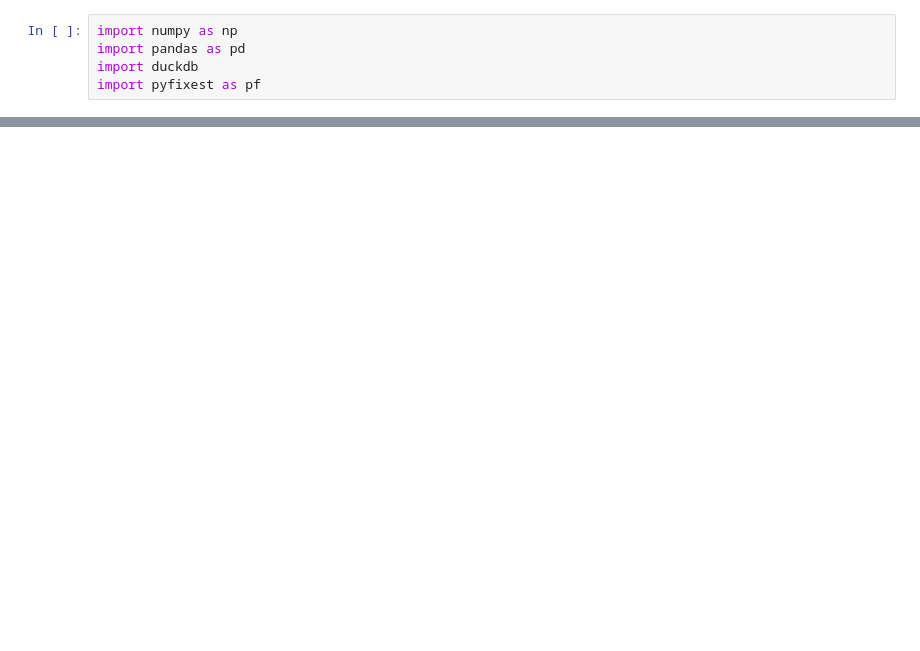
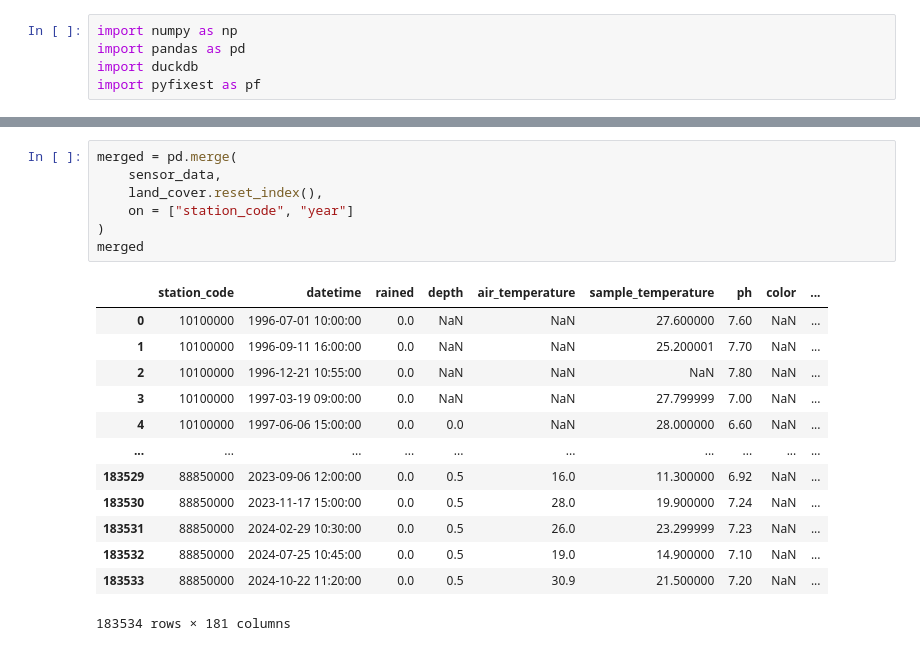
Before and after one commit to felixschulz385/river-pollution-brazil, a Jupyter notebook: src/analysis/notebooks/pollution.ipynb, the cells around one changed output, grey strips where cells are left out. Drawn from its saved outputs; the diff is of its cells as text; blank space fills up the shorter version.

```diff
--- a/src/analysis/notebooks/pollution.ipynb
+++ b/src/analysis/notebooks/pollution.ipynb
@@ -211,0 +209,21 @@ NOTE: 6446 rows have n=0 disagreeing with share IS NULL (informational -- transf
+# %%
+merged = pd.merge(
+    sensor_data,
+    land_cover.reset_index(),
+    on = ["station_code", "year"]
+)
+merged
+# %% [output]
+|  | station_code | datetime | rained | depth | air_temperature | sample_temperature | ph | color | ... |
+| 0 | 10100000 | 1996-07-01 10:00:00 | 0.0 | NaN | NaN | 27.600000 | 7.60 | NaN | ... |
+| 1 | 10100000 | 1996-09-11 16:00:00 | 0.0 | NaN | NaN | 25.200001 | 7.70 | NaN | ... |
+| 2 | 10100000 | 1996-12-21 10:55:00 | 0.0 | NaN | NaN | NaN | 7.80 | NaN | ... |
+| 3 | 10100000 | 1997-03-19 09:00:00 | 0.0 | NaN | NaN | 27.799999 | 7.00 | NaN | ... |
+| 4 | 10100000 | 1997-06-06 15:00:00 | 0.0 | 0.0 | NaN | 28.000000 | 6.60 | NaN | ... |
+| ... | ... | ... | ... | ... | ... | ... | ... | ... | ... |
+| 183529 | 88850000 | 2023-09-06 12:00:00 | 0.0 | 0.5 | 16.0 | 11.300000 | 6.92 | NaN | ... |
+| 183530 | 88850000 | 2023-11-17 15:00:00 | 0.0 | 0.5 | 28.0 | 19.900000 | 7.24 | NaN | ... |
+| 183531 | 88850000 | 2024-02-29 10:30:00 | 0.0 | 0.5 | 26.0 | 23.299999 | 7.23 | NaN | ... |
+| 183532 | 88850000 | 2024-07-25 10:45:00 | 0.0 | 0.5 | 19.0 | 14.900000 | 7.10 | NaN | ... |
+| 183533 | 88850000 | 2024-10-22 11:20:00 | 0.0 | 0.5 | 30.9 | 21.500000 | 7.20 | NaN | ... |
+183534 rows × 181 columns
```
Also changed, not shown: parts of 4 cells of this notebook.
